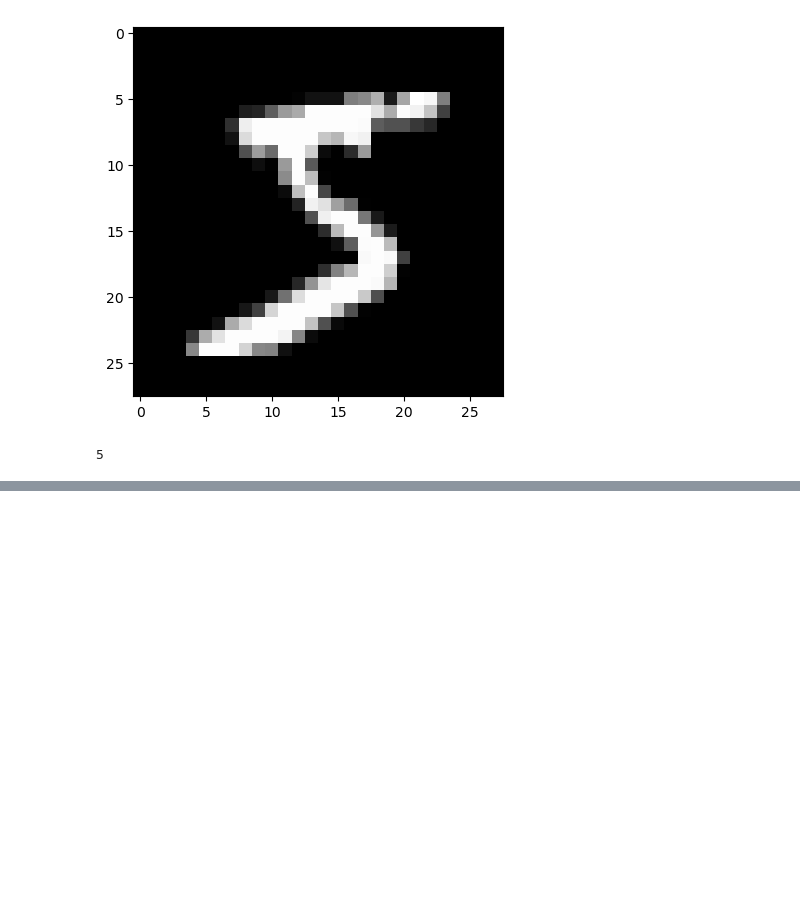
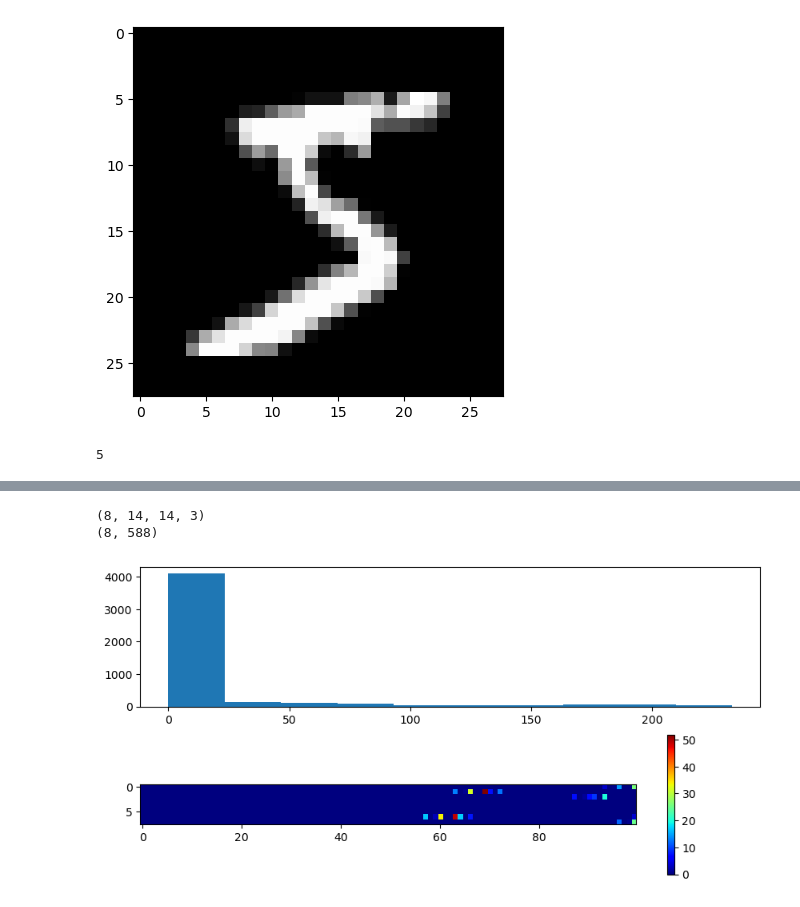
Before and after one commit to dgh06175/ai-study, a Jupyter notebook: deep-learning/5월7일.ipynb, the cells around one changed output, grey strips where cells are left out. Saved outputs shown, nothing was run; the diff lists cells and outputs as text; code cells hidden in the pictures; blank space fills up the shorter version.

```diff
--- a/deep-learning/5월7일.ipynb
+++ b/deep-learning/5월7일.ipynb
@@ -28,0 +131,29 @@ train_y[0]
+# %%
+
+
+# 활성화 레이어(ReLU) 분리 구현 예시
+act_layer = tf.keras.layers.ReLU()
+act_output = act_layer(output)
+
+# MaxPooling2D 예시
+pool_layer = tf.keras.layers.MaxPool2D()
+pool_output = pool_layer(act_output)
+print(pool_output.shape)  # (1, 14, 14, 3)
+
+# Flatten 레이어 예시
+flatten_layer = tf.keras.layers.Flatten()
+flatten = flatten_layer(pool_output)
+print(flatten.shape)  # (1, 588)
+
+# Flatten 데이터 시각화
+plt.figure(figsize=(10, 5))
+plt.subplot(211)
+plt.hist(flatten.numpy().ravel())
+plt.subplot(212)
+plt.imshow(flatten[:, :100], 'jet')
+plt.colorbar()
+plt.show()
+# %% [output]
+(8, 14, 14, 3)
+(8, 588)
+[figure, added]
```
Also changed, not shown: parts of 19 cells of this notebook.
